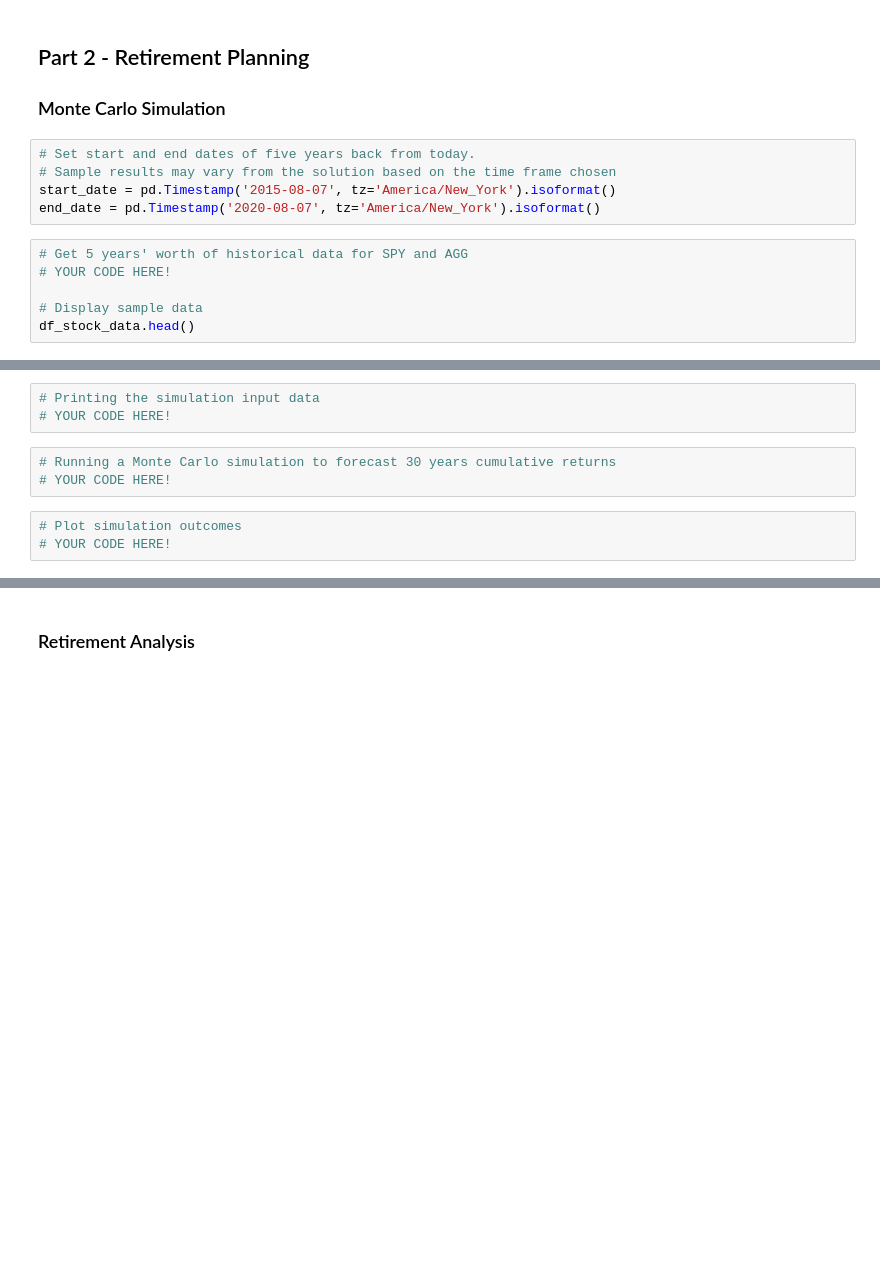
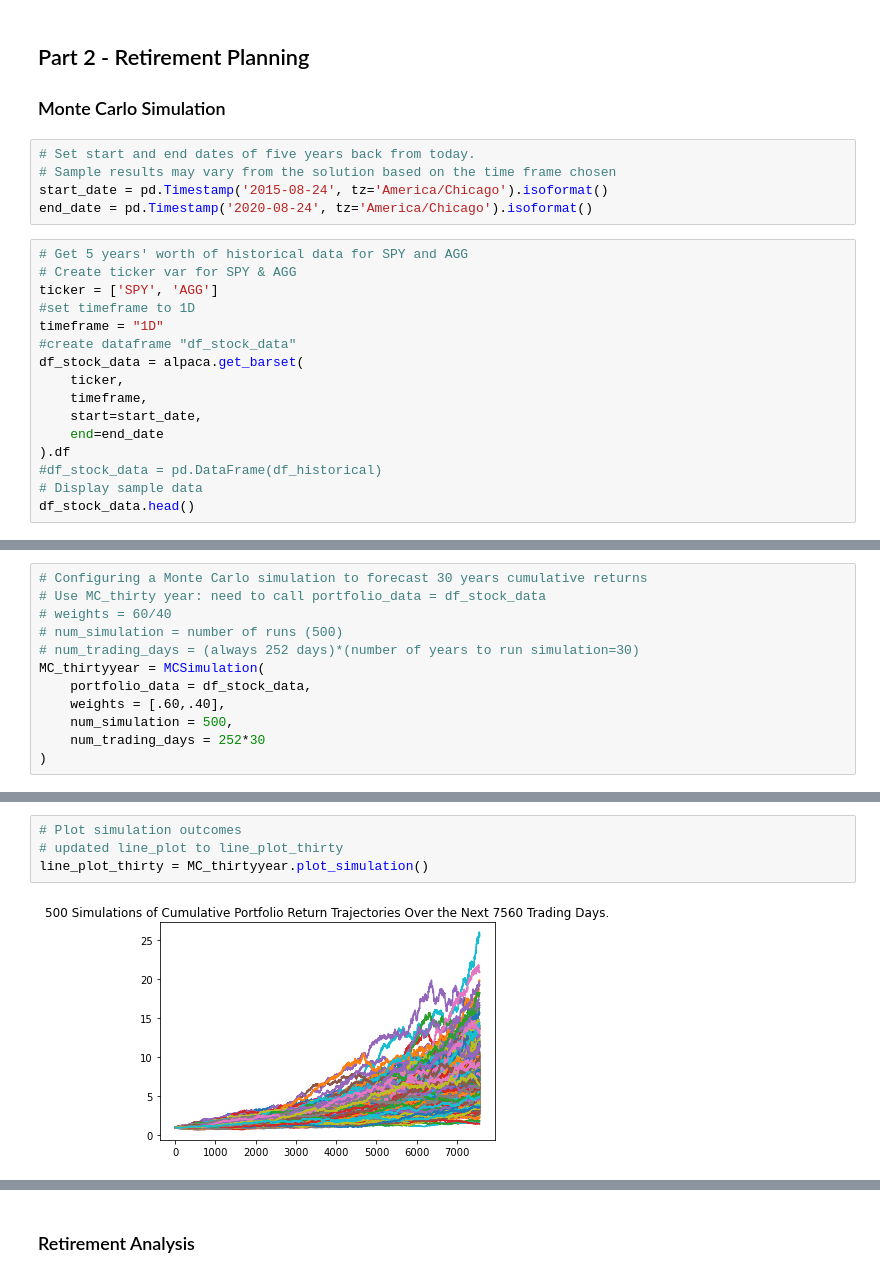
Before and after one commit to gw12s/API_Homework, a Jupyter notebook: Instructions/Starter_Code/financial-planner.ipynb, the cells around one changed output, grey strips where cells are left out. Saved outputs shown, nothing was run; the diff lists cells and outputs as text; blank space fills up the shorter version.

```diff
--- a/Instructions/Starter_Code/financial-planner.ipynb
+++ b/Instructions/Starter_Code/financial-planner.ipynb
@@ -211,11 +211,21 @@ Congratulations! You have enough money in your savings fund!
 # %%
 # Set start and end dates of five years back from today.
 # Sample results may vary from the solution based on the time frame chosen
-start_date = pd.Timestamp('2015-08-07', tz='America/New_York').isoformat()
-end_date = pd.Timestamp('2020-08-07', tz='America/New_York').isoformat()
+start_date = pd.Timestamp('2015-08-24', tz='America/Chicago').isoformat()
+end_date = pd.Timestamp('2020-08-24', tz='America/Chicago').isoformat()
 # %%
 # Get 5 years' worth of historical data for SPY and AGG
-# YOUR CODE HERE!
-
+# Create ticker var for SPY & AGG
+ticker = ['SPY', 'AGG']
+#set timeframe to 1D
+timeframe = "1D"
+#create dataframe "df_stock_data"
+df_stock_data = alpaca.get_barset(
+    ticker,
+    timeframe,
+    start=start_date,
+    end=end_date
+).df
+#df_stock_data = pd.DataFrame(df_historical)
 # Display sample data
 df_stock_data.head()
@@ -221,0 +240,12 @@ df_stock_data.head()
+# %%
+# Configuring a Monte Carlo simulation to forecast 30 years cumulative returns
+# Use MC_thirty year: need to call portfolio_data = df_stock_data
+# weights = 60/40
+# num_simulation = number of runs (500)
+# num_trading_days = (always 252 days)*(number of years to run simulation=30)
+MC_thirtyyear = MCSimulation(
+    portfolio_data = df_stock_data,
+    weights = [.60,.40],
+    num_simulation = 500,
+    num_trading_days = 252*30
+)
@@ -225,11 +299,8 @@ df_stock_data.head()
-# %%
-# Printing the simulation input data
-# YOUR CODE HERE!
-# %%
-# Running a Monte Carlo simulation to forecast 30 years cumulative returns
-# YOUR CODE HERE!
-# %%
-# Plot simulation outcomes
-# YOUR CODE HERE!
+# %%
+# Plot simulation outcomes
+# updated line_plot to line_plot_thirty
+line_plot_thirty = MC_thirtyyear.plot_simulation()
+# %% [output]
+[figure, added]
 # %%
 # Plot probability distribution and confidence intervals
```
Also changed, not shown: parts of 26 cells of this notebook.
